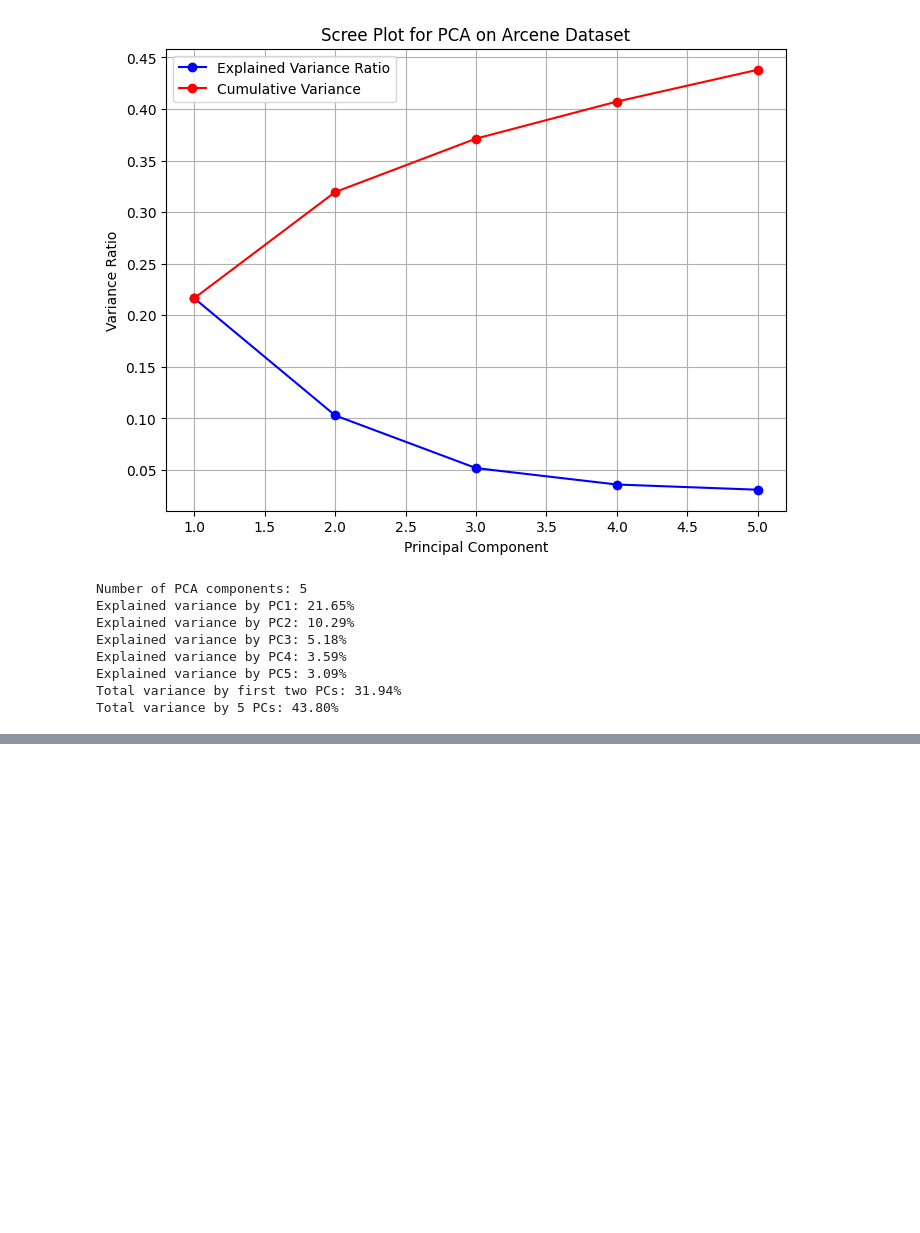
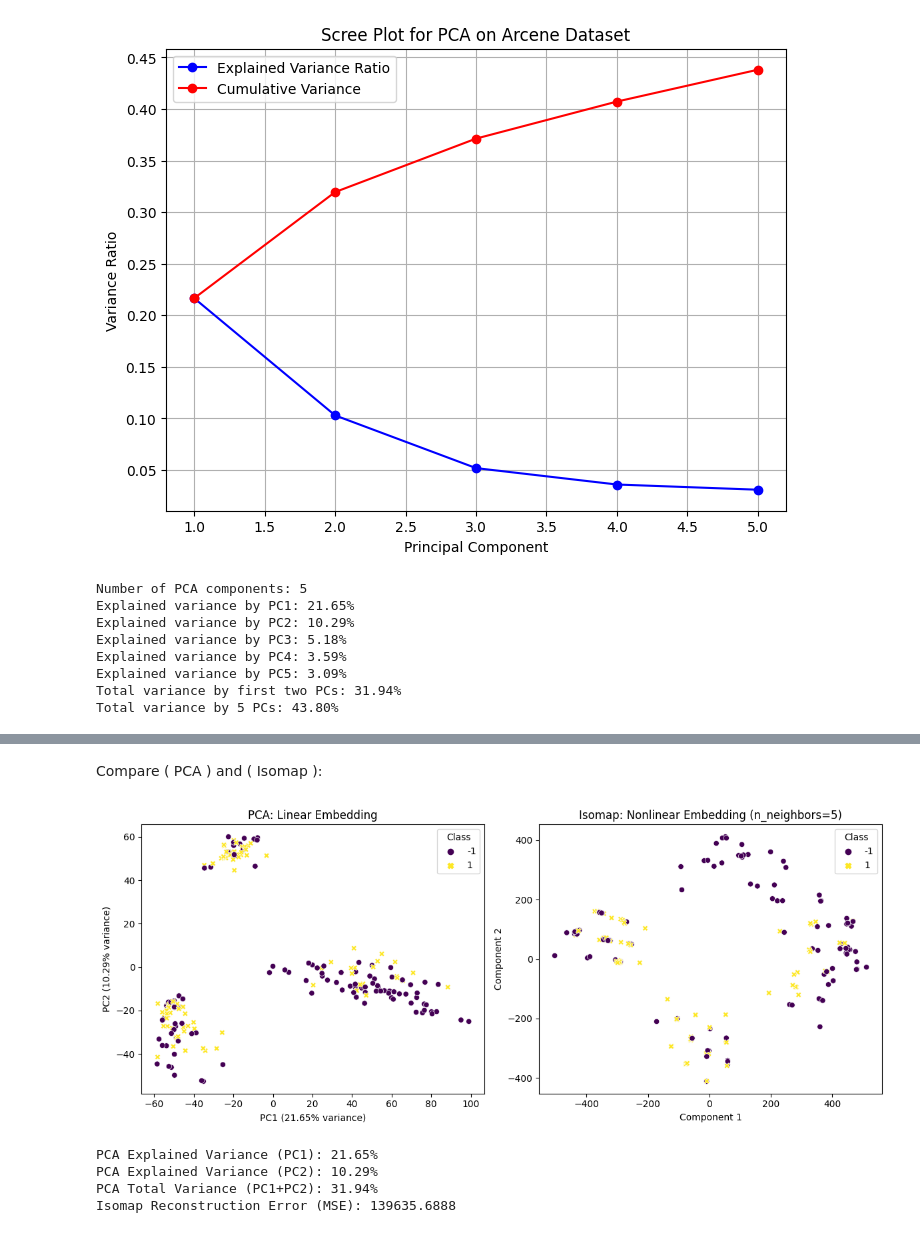
Before and after one commit to AIML427/Fahad_Ass2, a Jupyter notebook: manifold_learning.ipynb, the cells around one changed output, grey strips where cells are left out. Cells and saved outputs as stored; diff of their text form; code cells hidden in the pictures; blank space fills up the shorter version.

```diff
--- a/manifold_learning.ipynb
+++ b/manifold_learning.ipynb
@@ -127,0 +130,74 @@ plt.close()
+# %% [markdown]
+Compare ( PCA ) and ( Isomap ):
+# %%
+# Standardize the features
+scaler = StandardScaler()
+X_scaled = scaler.fit_transform(X)
+
+# Apply PCA
+pca = PCA(n_components=n_components)
+X_pca = pca.fit_transform(X_scaled)
+pca_explained_variance = pca.explained_variance_ratio_
+
+# Apply Isomap
+isomap = Isomap(n_neighbors=n_neighbors, n_components=n_components)
+X_isomap = isomap.fit_transform(X_scaled)
+
+# Compute Isomap reconstruction error
+# Note: Isomap doesn't directly provide reconstruction, so we approximate using distance preservation
+from sklearn.metrics import mean_squared_error
+from scipy.spatial.distance import cdist
+original_distances = cdist(X_scaled, X_scaled, metric='euclidean')
+isomap_distances = cdist(X_isomap, X_isomap, metric='euclidean')
+isomap_reconstruction_error = mean_squared_error(original_distances.flatten(), isomap_distances.flatten())
+
+# Plot 1: PCA scatter plot
+plt.figure(figsize=(8, 6))
+sns.scatterplot(x=X_pca[:, 0], y=X_pca[:, 1], hue=y, palette='viridis', style=y)
+plt.title('PCA: First Two Principal Components of Arcene Dataset')
+plt.xlabel(f'PC1 ({pca_explained_variance[0]*100:.2f}% variance)')
+plt.ylabel(f'PC2 ({pca_explained_variance[1]*100:.2f}% variance)')
+plt.legend(title='Class', loc='best')
+plt.savefig('pca_plot.png', dpi=300)
+plt.close()
+
+# Plot 2: Isomap scatter plot
+plt.figure(figsize=(8, 6))
+sns.scatterplot(x=X_isomap[:, 0], y=X_isomap[:, 1], hue=y, palette='viridis', style=y)
+plt.title(f'Isomap Embedding of Arcene Dataset (n_neighbors={n_neighbors})')
+plt.xlabel('Component 1')
+plt.ylabel('Component 2')
+plt.legend(title='Class', loc='best')
+plt.savefig('isomap_plot.png', dpi=300)
+plt.close()
+
+# Plot 3: Side-by-side comparison
+fig, (ax1, ax2) = plt.subplots(1, 2, figsize=(12, 5))
+sns.scatterplot(x=X_pca[:, 0], y=X_pca[:, 1], hue=y, palette='viridis', style=y, ax=ax1)
+ax1.set_title('PCA: Linear Embedding')
+ax1.set_xlabel(f'PC1 ({pca_explained_variance[0]*100:.2f}% variance)')
+ax1.set_ylabel(f'PC2 ({pca_explained_variance[1]*100:.2f}% variance)')
+ax1.legend(title='Class')
+
+sns.scatterplot(x=X_isomap[:, 0], y=X_isomap[:, 1], hue=y, palette='viridis', style=y, ax=ax2)
+ax2.set_title(f'Isomap: Nonlinear Embedding (n_neighbors={n_neighbors})')
+ax2.set_xlabel('Component 1')
+ax2.set_ylabel('Component 2')
+ax2.legend(title='Class')
+
+plt.tight_layout()
+plt.savefig('comparison_plot.png', dpi=300)
+plt.show()
+plt.close()
+
+# Print metrics for comparison
+print(f"PCA Explained Variance (PC1): {pca_explained_variance[0]*100:.2f}%")
+print(f"PCA Explained Variance (PC2): {pca_explained_variance[1]*100:.2f}%")
+print(f"PCA Total Variance (PC1+PC2): {sum(pca_explained_variance)*100:.2f}%")
+print(f"Isomap Reconstruction Error (MSE): {isomap_reconstruction_error:.4f}")
+# %% [output]
+[figure, added]
+PCA Explained Variance (PC1): 21.65%
+PCA Explained Variance (PC2): 10.29%
+PCA Total Variance (PC1+PC2): 31.94%
+Isomap Reconstruction Error (MSE): 139635.6888
```
Also changed, not shown: parts of 4 cells of this notebook, 3 other files.
